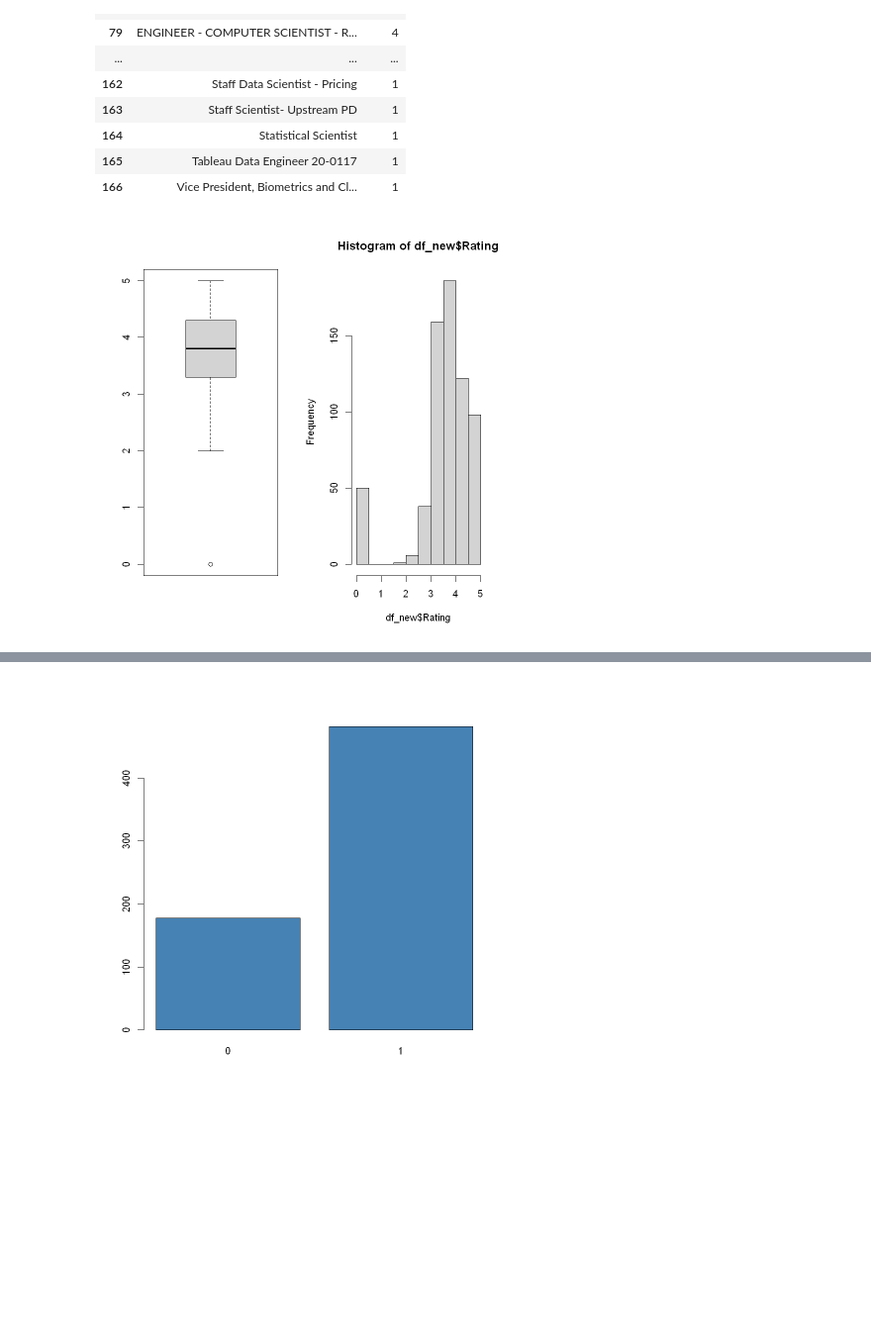
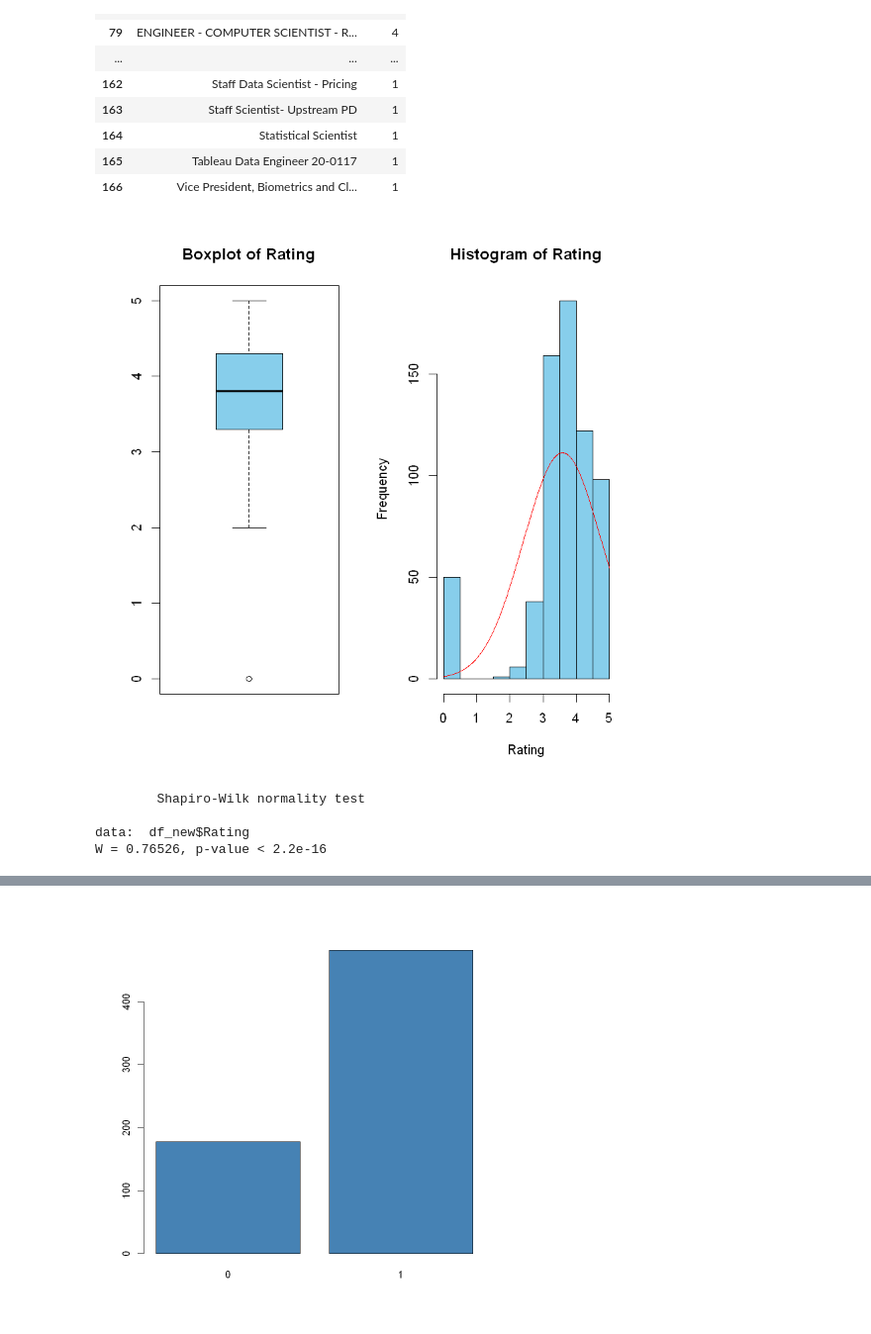
Before and after one commit to ngyh6726/MH3511_R_Project, a Jupyter notebook: Glassdoor_Job_Postings.ipynb, the cells around one changed output, grey strips where cells are left out. Shown at 99% size. Cells and saved outputs as stored; diff of their text form; code cells hidden in the pictures; blank space fills up the shorter version.

Commit message:
Updated Data Analysis

```diff
--- a/Glassdoor_Job_Postings.ipynb
+++ b/Glassdoor_Job_Postings.ipynb
@@ -35,5 +29,5 @@ A data.frame: 5 × 27
 # %%
-df_new <- df %>% select(-c("Salary.Estimate", "Job.Description", "Company.Name", "Industry", "Location", "Headquarters", "same_state"))
+df_new <- df %>% select(-c("Salary.Estimate", "Job.Description", "Company.Name", "Industry", "Location", "Headquarters"))
 
 head(df_new, 5)
 # %% [output]
@@ -97,7 +89,18 @@ A data.frame: 168 × 2
 # %%
 # Rating
 par(mfrow=c(1, 2))
-boxplot(df_new$Rating)
-hist(df_new$Rating)
+boxplot(df_new$Rating, main="Boxplot of Rating", col="skyblue")
+hist(df_new$Rating, xlab="Rating", main="Histogram of Rating", col="skyblue")
+xpt <- seq(0, 5, by=0.01)
+nden <- dnorm(xpt, mean(df_new$Rating), sd(df_new$Rating))
+ypt <- nden*nrow(df_new)*0.5
+lines(xpt, ypt, col="red")
 # %% [output]
-[figure, old version]
+[figure, new version]
+# %%
+shapiro.test(df_new$Rating)
+# %% [output]
+        Shapiro-Wilk normality test
+
+data:  df_new$Rating
+W = 0.76526, p-value < 2.2e-16
```
Also changed, not shown: parts of 62 cells of this notebook.
